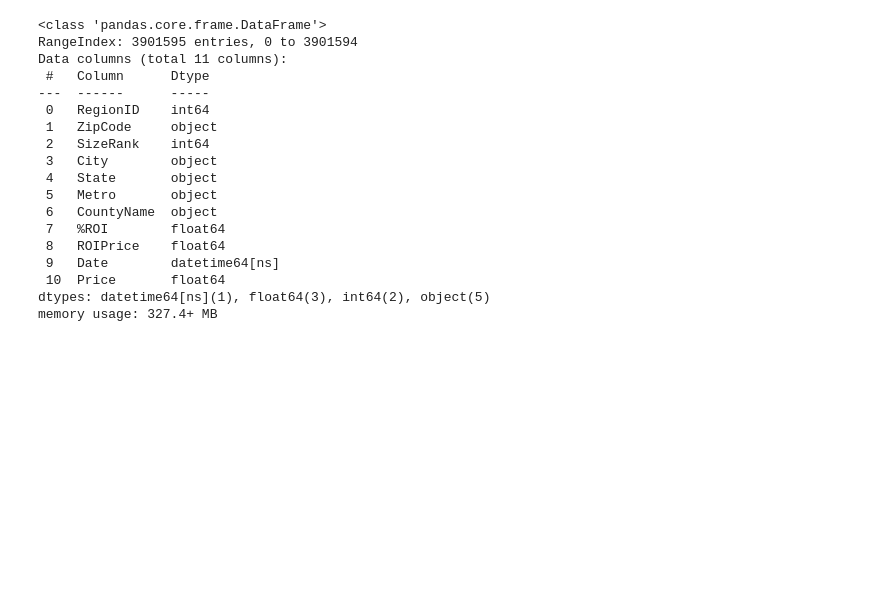
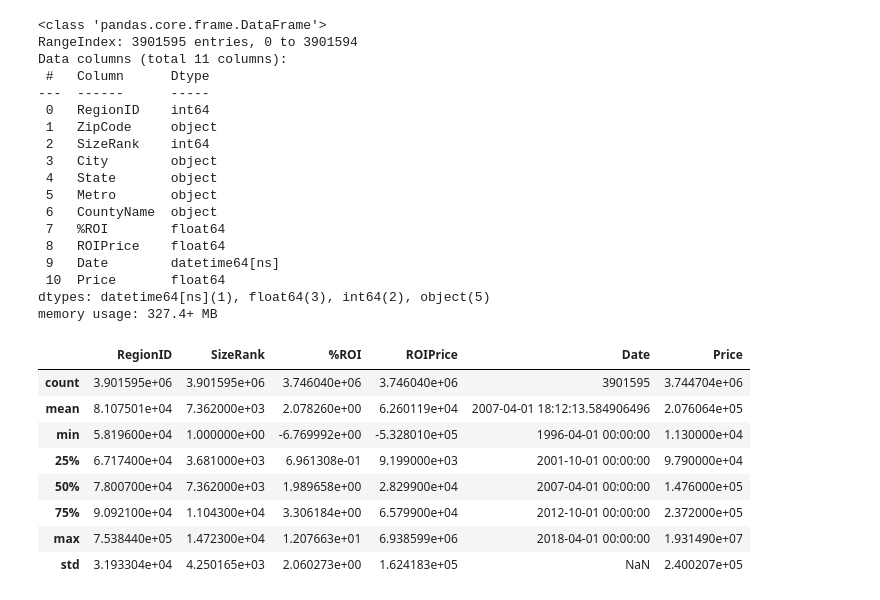
Before and after one commit to PaulMuniu/Phase-4-Group-Project, a Jupyter notebook: Student.ipynb, the cells around one changed output. Saved outputs shown, nothing was run; the diff lists cells and outputs as text; code cells hidden in the pictures; blank space fills up the shorter version.

```diff
--- a/Student.ipynb
+++ b/Student.ipynb
@@ -286,3 +286,15 @@ Data columns (total 11 columns):
  10  Price       float64
 dtypes: datetime64[ns](1), float64(3), int64(2), object(5)
 memory usage: 327.4+ MB
+# %%
+df_1.describe()
+# %% [output]
+|  | RegionID | SizeRank | %ROI | ROIPrice | Date | Price |
+| count | 3.901595e+06 | 3.901595e+06 | 3.746040e+06 | 3.746040e+06 | 3901595 | 3.744704e+06 |
+| mean | 8.107501e+04 | 7.362000e+03 | 2.078260e+00 | 6.260119e+04 | 2007-04-01 18:12:13.584906496 | 2.076064e+05 |
+| min | 5.819600e+04 | 1.000000e+00 | -6.769992e+00 | -5.328010e+05 | 1996-04-01 00:00:00 | 1.130000e+04 |
+| 25% | 6.717400e+04 | 3.681000e+03 | 6.961308e-01 | 9.199000e+03 | 2001-10-01 00:00:00 | 9.790000e+04 |
+| 50% | 7.800700e+04 | 7.362000e+03 | 1.989658e+00 | 2.829900e+04 | 2007-04-01 00:00:00 | 1.476000e+05 |
+| 75% | 9.092100e+04 | 1.104300e+04 | 3.306184e+00 | 6.579900e+04 | 2012-10-01 00:00:00 | 2.372000e+05 |
+| max | 7.538440e+05 | 1.472300e+04 | 1.207663e+01 | 6.938599e+06 | 2018-04-01 00:00:00 | 1.931490e+07 |
+| std | 3.193304e+04 | 4.250165e+03 | 2.060273e+00 | 1.624183e+05 | NaN | 2.400207e+05 |
```
Also changed, not shown: parts of 3 cells of this notebook.
